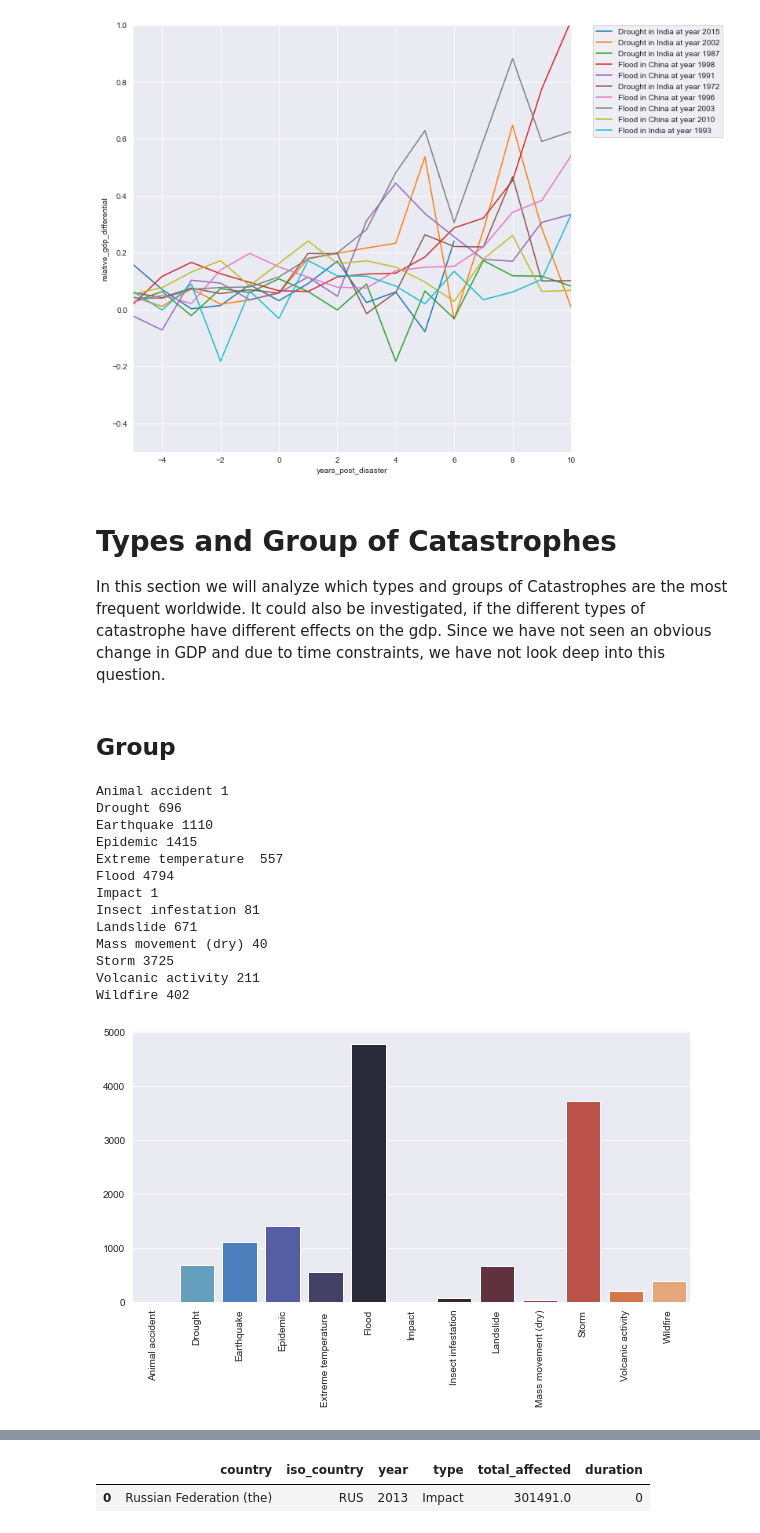
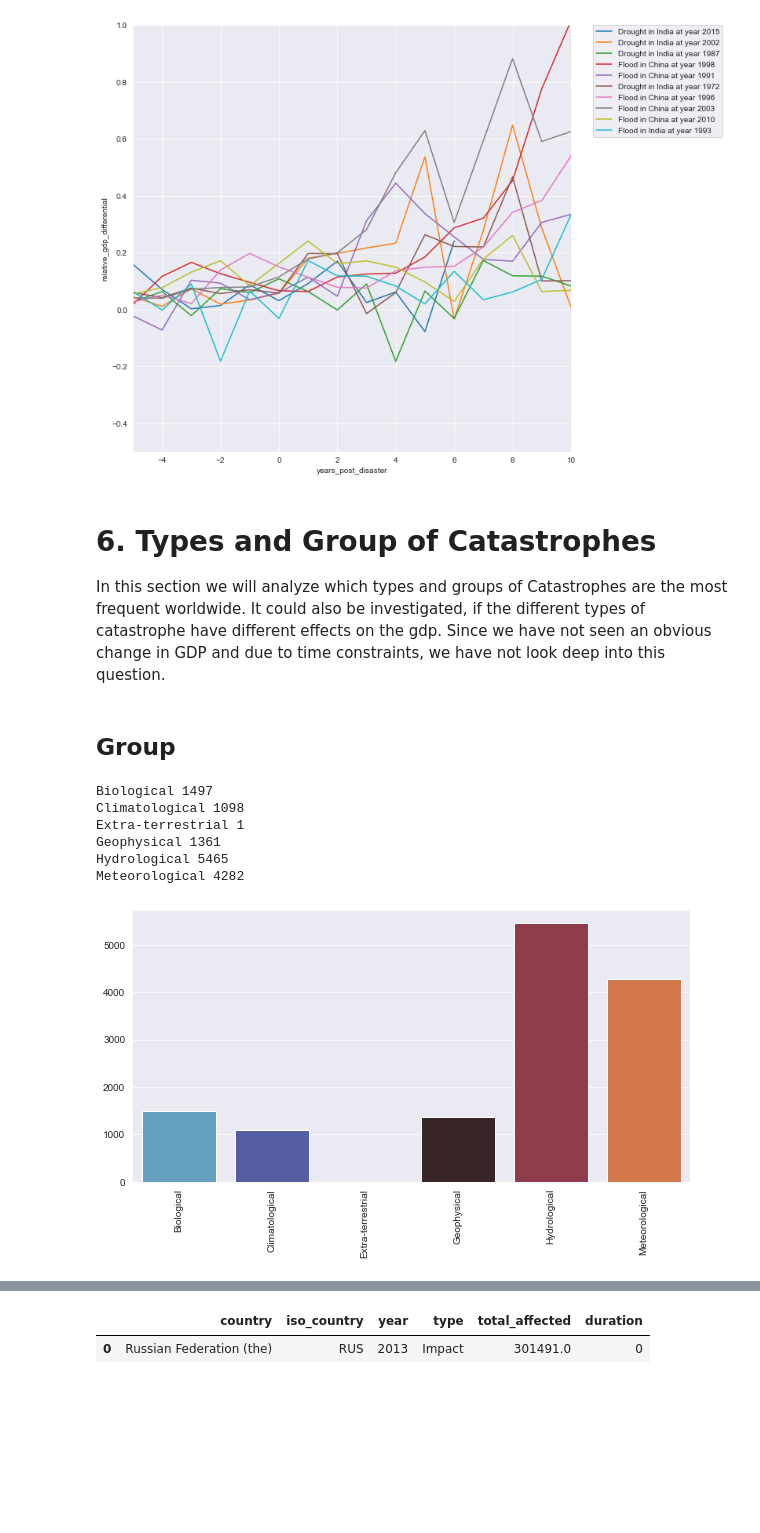
Before and after one commit to FreshJonas/Nat_Disasters_vs_GDP, a Jupyter notebook: 04_analysing_data_fromDB.ipynb, the cells around one changed output, grey strips where cells are left out. Saved outputs shown, nothing was run; the diff lists cells and outputs as text; code cells hidden in the pictures; blank space fills up the shorter version.

Commit message:
correct catastrophe group

```diff
--- a/04_analysing_data_fromDB.ipynb
+++ b/04_analysing_data_fromDB.ipynb
@@ -342,38 +342,31 @@ plt.legend(legend, bbox_to_anchor=(1.05, 1), loc='upper left', borderaxespad=0)
 <matplotlib.legend.Legend at 0x...>
 [figure]
 # %% [markdown]
-# Types and Group of Catastrophes
+# 6. Types and Group of Catastrophes
 
 In this section we will analyze which types and groups of Catastrophes are the most frequent worldwide. It could also be investigated, if the different types of catastrophe have different effects on the gdp. Since we have not seen an obvious change in GDP and due to time constraints, we have not look deep into this question.
 # %% [markdown]
 ## Group
 # %%
 # Query for disaster group
-view = db_nat_disasters.view('natural_disasters/get_catastrophe_types', group_level=1)
+view = db_nat_disasters.view('natural_disasters/get_catastrophe_group', group_level=1)
 indexes = []
 counts = []
 for idx, v in enumerate(view):
     indexes.append(v.key)
     counts.append(int(v.value))
     print(v.key, v.value)
 
 plt.figure(figsize=(10,5))
 ax = sns.barplot(x=indexes, y=counts, palette='icefire')
 ax.set_xticklabels(ax.get_xticklabels(), rotation=90)
 plt.show()
 # %% [output]
-Animal accident 1
-Drought 696
-Earthquake 1110
-Epidemic 1415
-Extreme temperature  557
-Flood 4794
-Impact 1
-Insect infestation 81
-Landslide 671
-Mass movement (dry) 40
-Storm 3725
-Volcanic activity 211
-Wildfire 402
+Biological 1497
+Climatological 1098
+Extra-terrestrial 1
+Geophysical 1361
+Hydrological 5465
+Meteorological 4282
-[figure, old version]
+[figure, new version]
 # %% [markdown]
```
Also changed, not shown: parts of 3 cells of this notebook.
